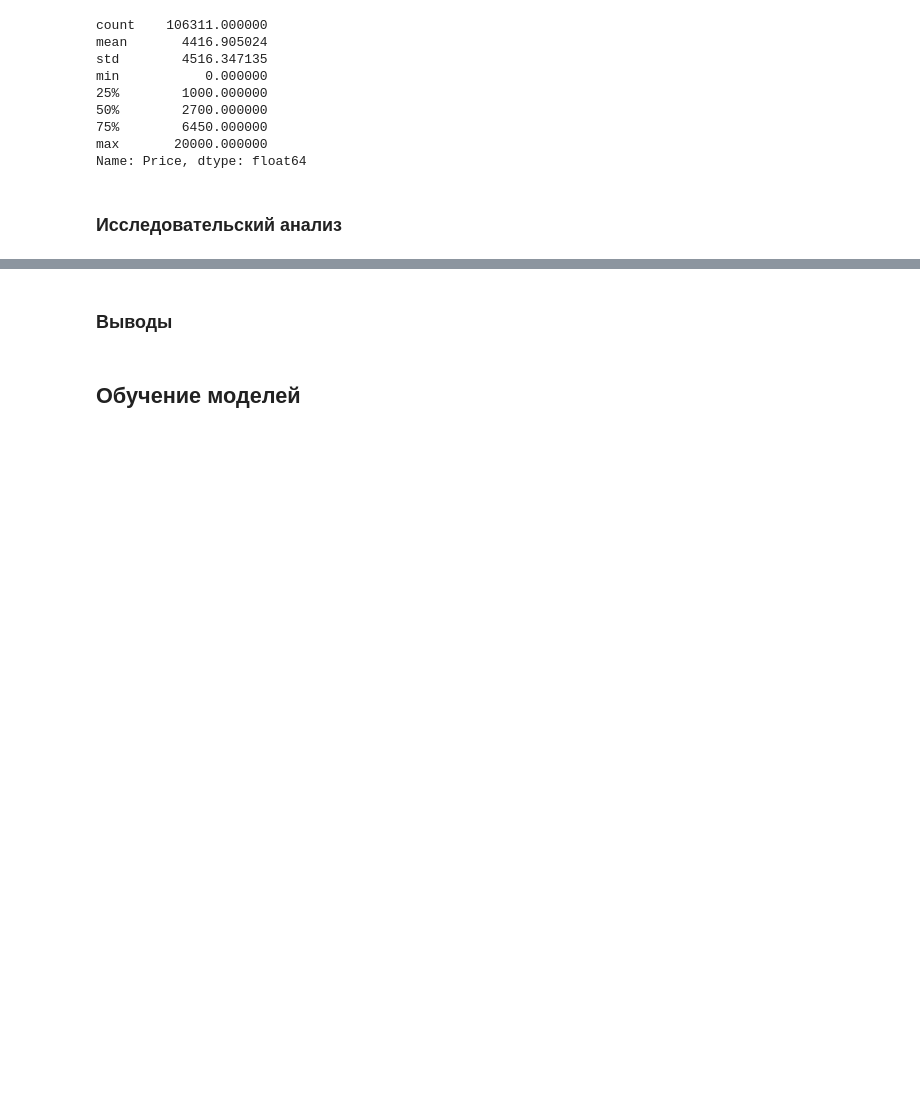
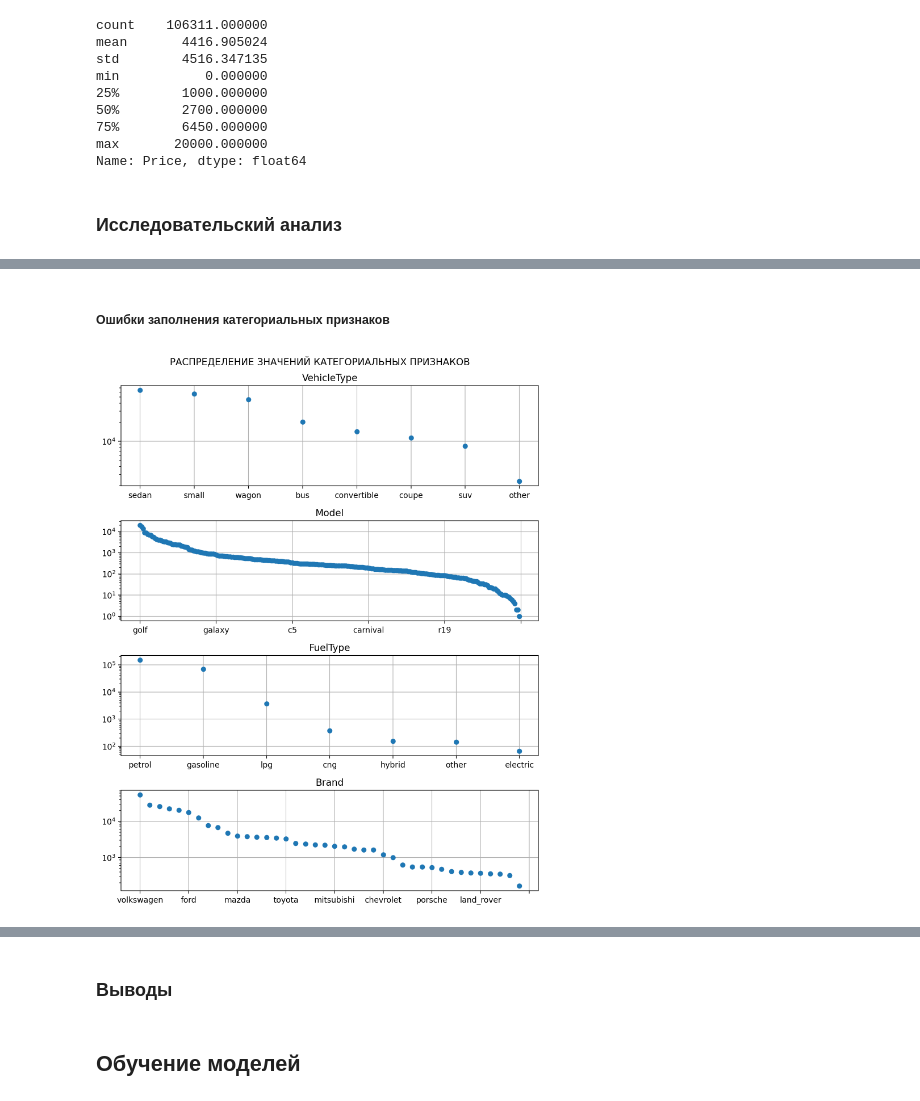
Before and after one commit to dimdasci/yp13-gradient-boosting, a Jupyter notebook: notebooks/yp13-gradient-boosting.ipynb, the cells around one changed output, grey strips where cells are left out. Cells and saved outputs as stored; diff of their text form; code cells hidden in the pictures; blank space fills up the shorter version.

```diff
--- a/notebooks/yp13-gradient-boosting.ipynb
+++ b/notebooks/yp13-gradient-boosting.ipynb
@@ -189,0 +244,6 @@ Name: Price, dtype: float64
+# %%
+categorical_columns = [
+    _ for _ in df.select_dtypes(exclude='number').columns.to_list()
+    if _ not in datetime_columns
+]
+categorical_columns
@@ -189,0 +415,30 @@ Name: Price, dtype: float64
+# %% [markdown]
+##### Ошибки заполнения категориальных признаков
+# %%
+columns = [_ for _ in categorical_columns if _ not in ['Gearbox', 'NotRepaired']]
+
+# Создадим фигуру с количеством графиков, равных количеству столбцов
+fig, axes = plt.subplots(ncols=1,
+                         nrows=len(columns),
+                         figsize=(8, 10))
+
+# Добавим в цикле график для каждого признака на соответсвующей оси
+for col, ax in zip(columns, axes.ravel()):
+
+    # Посчитаем количество уникальных значений признака
+    df[col].value_counts().plot(
+
+        # Отобразим на графике в логарифмической шкале
+        logy=True,
+        title=col,
+        lw=0,
+        marker='.',
+        ax=ax,
+        markersize=11,
+        grid=True)
+
+plt.suptitle('Распределение значений категориальных признаков'.upper())
+plt.tight_layout()
+plt.show()
+# %% [output]
+[figure, added]
```
Also changed, not shown: parts of 46 cells of this notebook.
